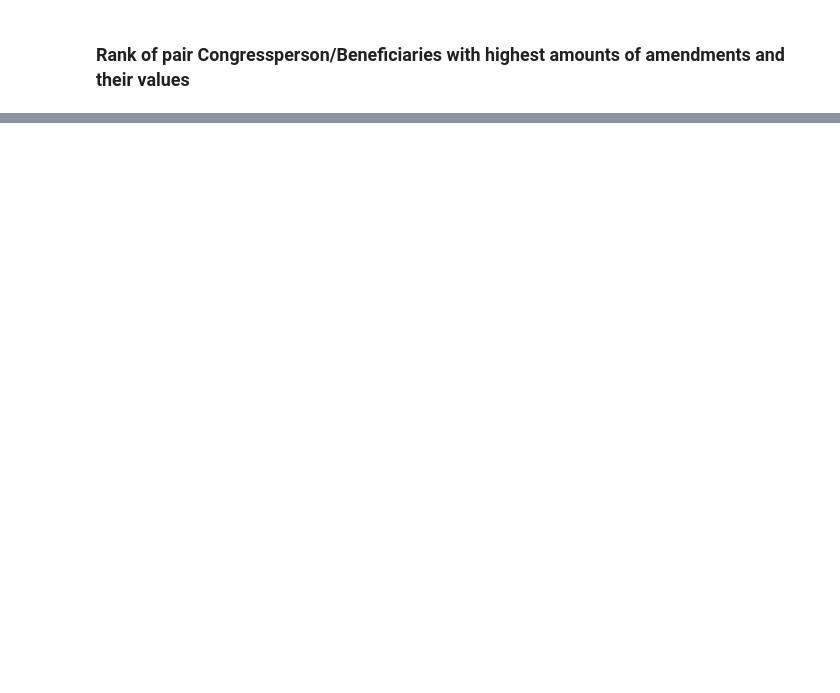
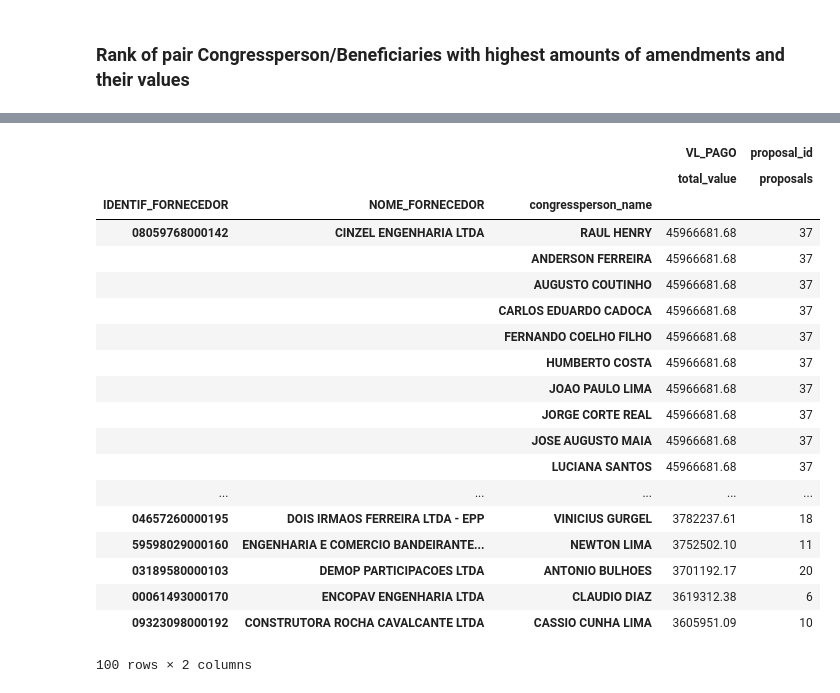
Before and after one commit to okfn-brasil/serenata-de-amor, a Jupyter notebook: develop/2016-12-12-marcusrehm-amendments.ipynb, the cells around one changed output, grey strips where cells are left out. Drawn from its saved outputs; the diff is of its cells as text; code cells hidden in the pictures; blank space fills up the shorter version.

```diff
--- a/develop/2016-12-12-marcusrehm-amendments.ipynb
+++ b/develop/2016-12-12-marcusrehm-amendments.ipynb
@@ -119,0 +145,32 @@ per_congress_person_and_beneficiary.sort_values(by=[('proposal_id', 'total_propo
+# %%
+per_congress_person_and_supplier = data.groupby(
+                                    ['IDENTIF_FORNECEDOR', 'NOME_FORNECEDOR', 'congressperson_name']
+                                ).agg({ 'proposal_id': {
+                                        'proposals': 'count'
+                                        },
+                                        'VL_PAGO': {
+                                            'total_value': 'sum'
+                                        },
+                                     })
+per_congress_person_and_supplier.sort_values(by=[('VL_PAGO', 'total_value')], ascending=False).head(100)
+# %% [output]
+|  |  |  | VL_PAGO | proposal_id |
+|  |  |  | total_value | proposals |
+| IDENTIF_FORNECEDOR | NOME_FORNECEDOR | congressperson_name |  |  |
+| 08059768000142 | CINZEL ENGENHARIA LTDA | RAUL HENRY | 45966681.68 | 37 |
+|  |  | ANDERSON FERREIRA | 45966681.68 | 37 |
+|  |  | AUGUSTO COUTINHO | 45966681.68 | 37 |
+|  |  | CARLOS EDUARDO CADOCA | 45966681.68 | 37 |
+|  |  | FERNANDO COELHO FILHO | 45966681.68 | 37 |
+|  |  | HUMBERTO COSTA | 45966681.68 | 37 |
+|  |  | JOAO PAULO LIMA | 45966681.68 | 37 |
+|  |  | JORGE CORTE REAL | 45966681.68 | 37 |
+|  |  | JOSE AUGUSTO MAIA | 45966681.68 | 37 |
+|  |  | LUCIANA SANTOS | 45966681.68 | 37 |
+| ... | ... | ... | ... | ... |
+| 04657260000195 | DOIS IRMAOS FERREIRA LTDA - EPP | VINICIUS GURGEL | 3782237.61 | 18 |
+| 59598029000160 | ENGENHARIA E COMERCIO BANDEIRANTE... | NEWTON LIMA | 3752502.10 | 11 |
+| 03189580000103 | DEMOP PARTICIPACOES LTDA | ANTONIO BULHOES | 3701192.17 | 20 |
+| 00061493000170 | ENCOPAV ENGENHARIA LTDA | CLAUDIO DIAZ | 3619312.38 | 6 |
+| 09323098000192 | CONSTRUTORA ROCHA CAVALCANTE LTDA | CASSIO CUNHA LIMA | 3605951.09 | 10 |
+100 rows × 2 columns
```
Also changed, not shown: parts of 15 cells of this notebook, 3 other files.
